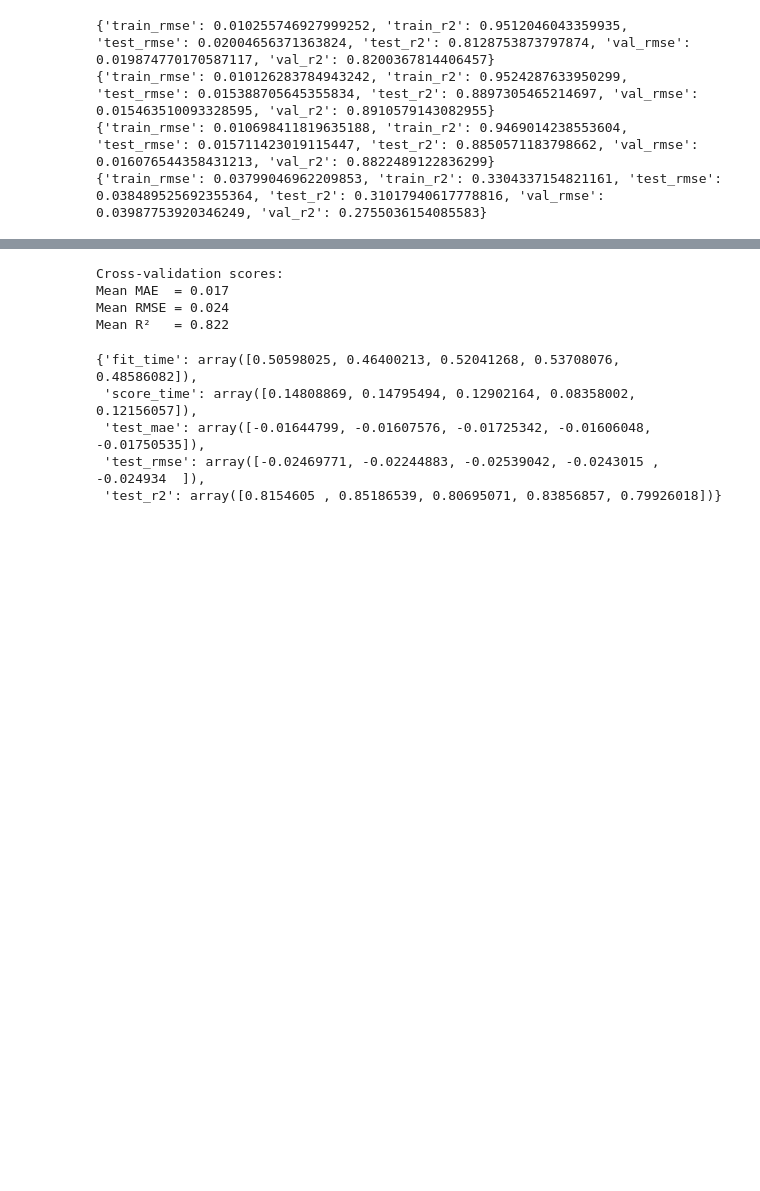
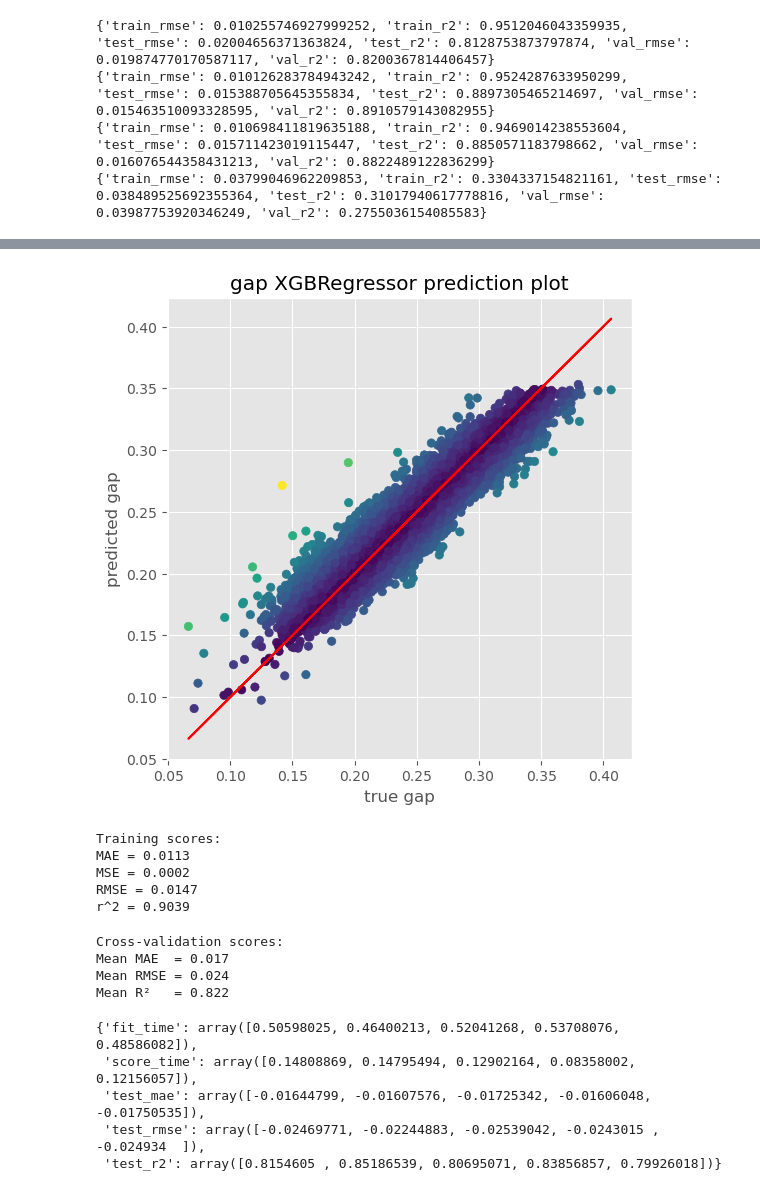
Before and after one commit to minhnghian03/property-prediction-al, a Jupyter notebook: ml/qm9_ml.ipynb, the cells around one changed output, grey strips where cells are left out. Saved outputs shown, nothing was run; the diff lists cells and outputs as text; code cells hidden in the pictures; blank space fills up the shorter version.

```diff
--- a/ml/qm9_ml.ipynb
+++ b/ml/qm9_ml.ipynb
@@ -718,3 +717,12 @@ r^2 = -7.216
+# %%
+plot_prediction(X_test, y_test, xgb, save='models/xgb/qm9/xgb_gap_qm9_plot.pdf')
+# %% [output]
+[figure, added]
+Training scores:
+MAE = 0.0113
+MSE = 0.0002
+RMSE = 0.0147
+r^2 = 0.9039
 # %%
 print_cross_val(X_cv, y_train, rf)
 # %% [output]
```
Also changed, not shown: parts of 22 cells of this notebook, 7 other files.
